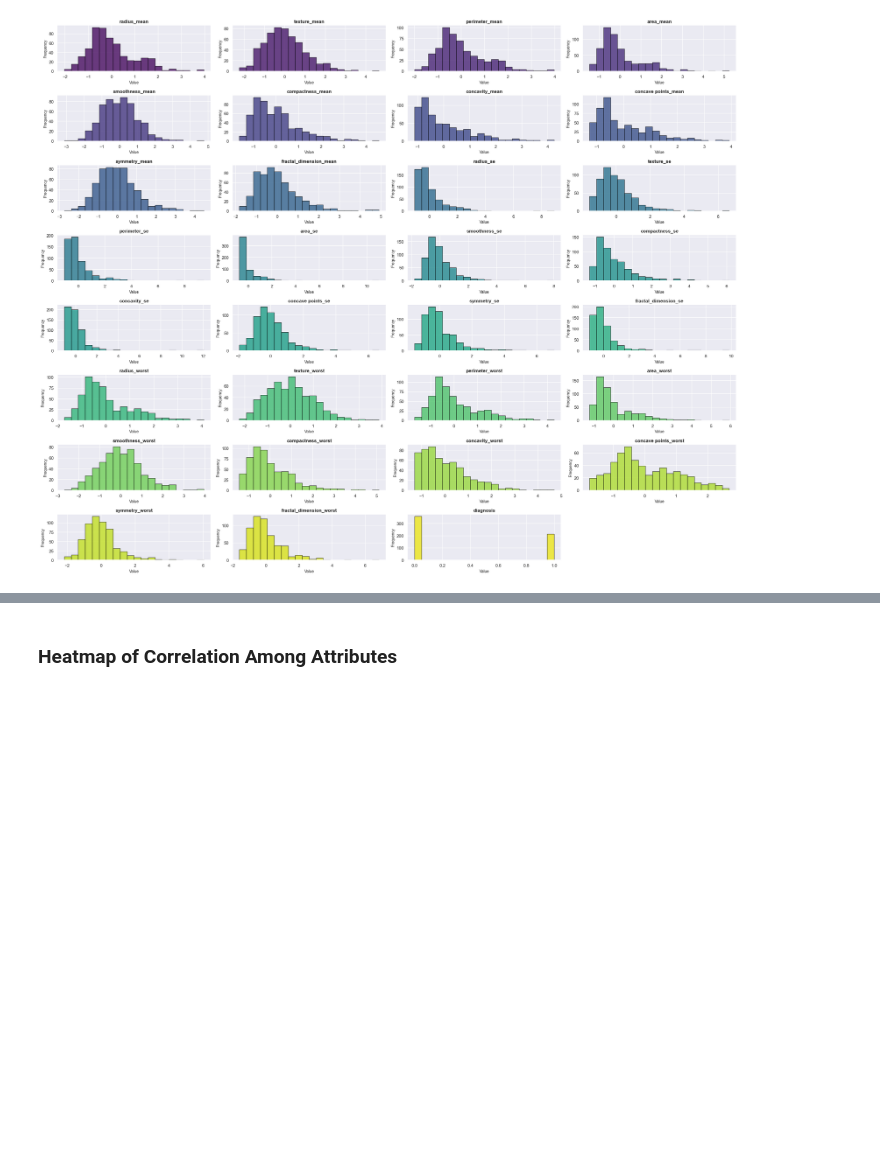
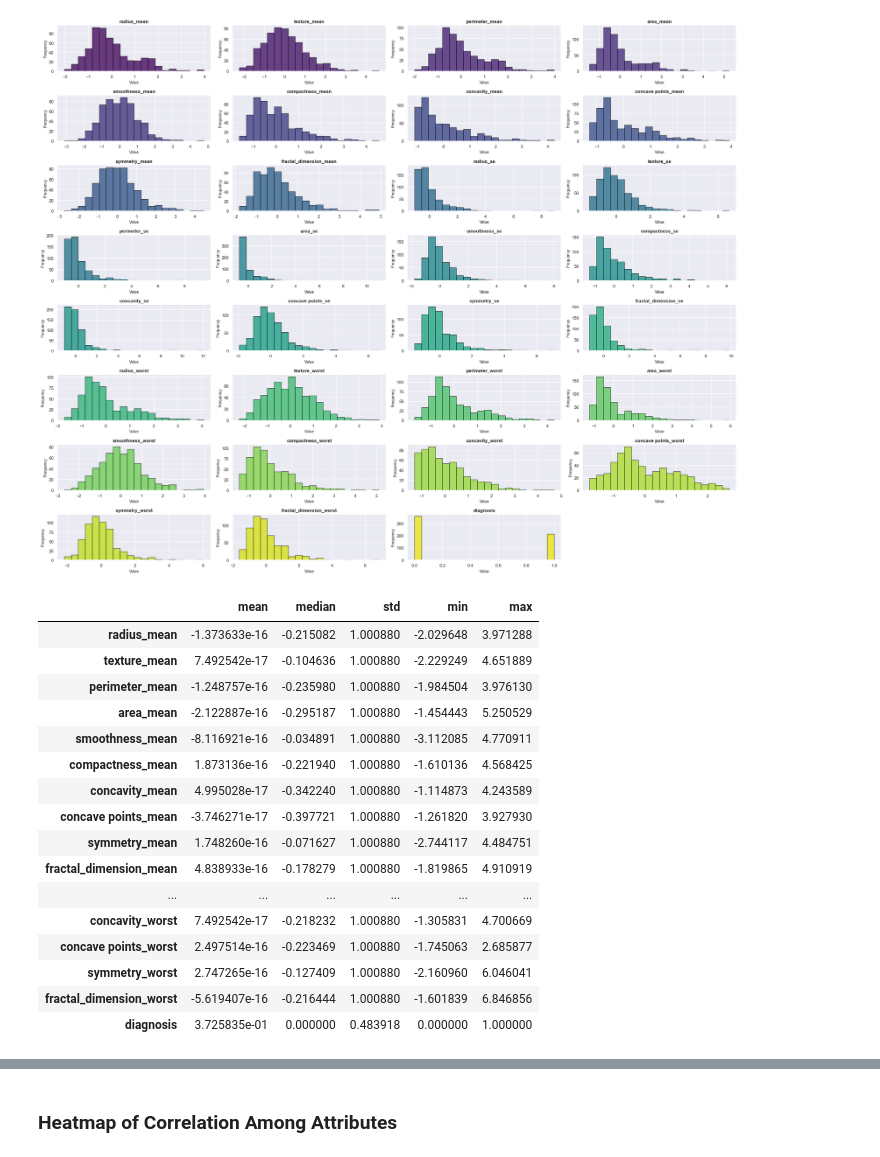
Before and after one commit to Juan-Carlos-D/breast-cancer-data-analysis, a Jupyter notebook: Notebooks/Report.ipynb, the cells around one changed output, grey strips where cells are left out. Cells and saved outputs as stored; diff of their text form; code cells hidden in the pictures; blank space fills up the shorter version.

```diff
--- a/Notebooks/Report.ipynb
+++ b/Notebooks/Report.ipynb
@@ -320,3 +322,26 @@ plt.tight_layout()
 plt.show()
 # %% [output]
 [figure]
+# %%
+stats = df_processed.describe().T
+stats['median'] = df_processed.median()
+stats = stats[['mean', 'median', 'std', 'min', 'max']]  # Select relevant metrics
+stats
+# %% [output]
+|  | mean | median | std | min | max |
+| radius_mean | -1.373633e-16 | -0.215082 | 1.000880 | -2.029648 | 3.971288 |
+| texture_mean | 7.492542e-17 | -0.104636 | 1.000880 | -2.229249 | 4.651889 |
+| perimeter_mean | -1.248757e-16 | -0.235980 | 1.000880 | -1.984504 | 3.976130 |
+| area_mean | -2.122887e-16 | -0.295187 | 1.000880 | -1.454443 | 5.250529 |
+| smoothness_mean | -8.116921e-16 | -0.034891 | 1.000880 | -3.112085 | 4.770911 |
+| compactness_mean | 1.873136e-16 | -0.221940 | 1.000880 | -1.610136 | 4.568425 |
+| concavity_mean | 4.995028e-17 | -0.342240 | 1.000880 | -1.114873 | 4.243589 |
+| concave points_mean | -3.746271e-17 | -0.397721 | 1.000880 | -1.261820 | 3.927930 |
+| symmetry_mean | 1.748260e-16 | -0.071627 | 1.000880 | -2.744117 | 4.484751 |
+| fractal_dimension_mean | 4.838933e-16 | -0.178279 | 1.000880 | -1.819865 | 4.910919 |
+| ... | ... | ... | ... | ... | ... |
+| concavity_worst | 7.492542e-17 | -0.218232 | 1.000880 | -1.305831 | 4.700669 |
+| concave points_worst | 2.497514e-16 | -0.223469 | 1.000880 | -1.745063 | 2.685877 |
+| symmetry_worst | 2.747265e-16 | -0.127409 | 1.000880 | -2.160960 | 6.046041 |
+| fractal_dimension_worst | -5.619407e-16 | -0.216444 | 1.000880 | -1.601839 | 6.846856 |
+| diagnosis | 3.725835e-01 | 0.000000 | 0.483918 | 0.000000 | 1.000000 |
```
Also changed, not shown: parts of 2 cells of this notebook.
